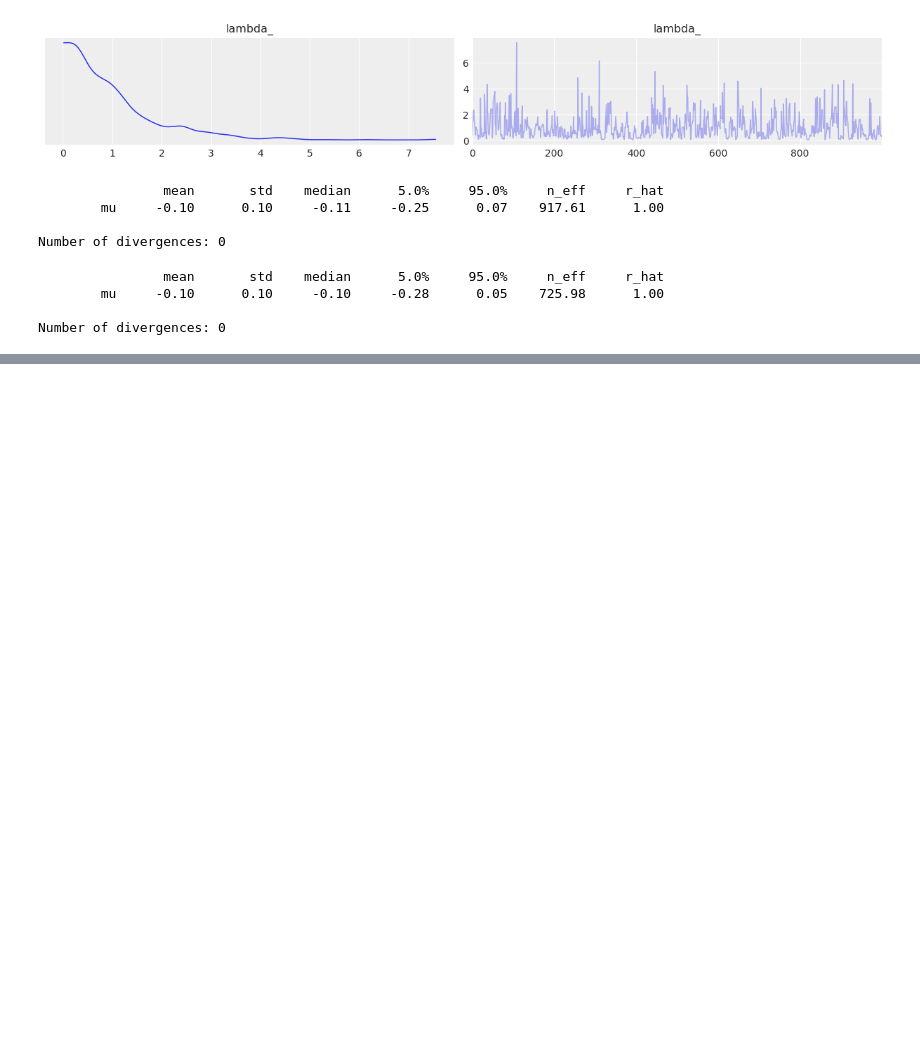
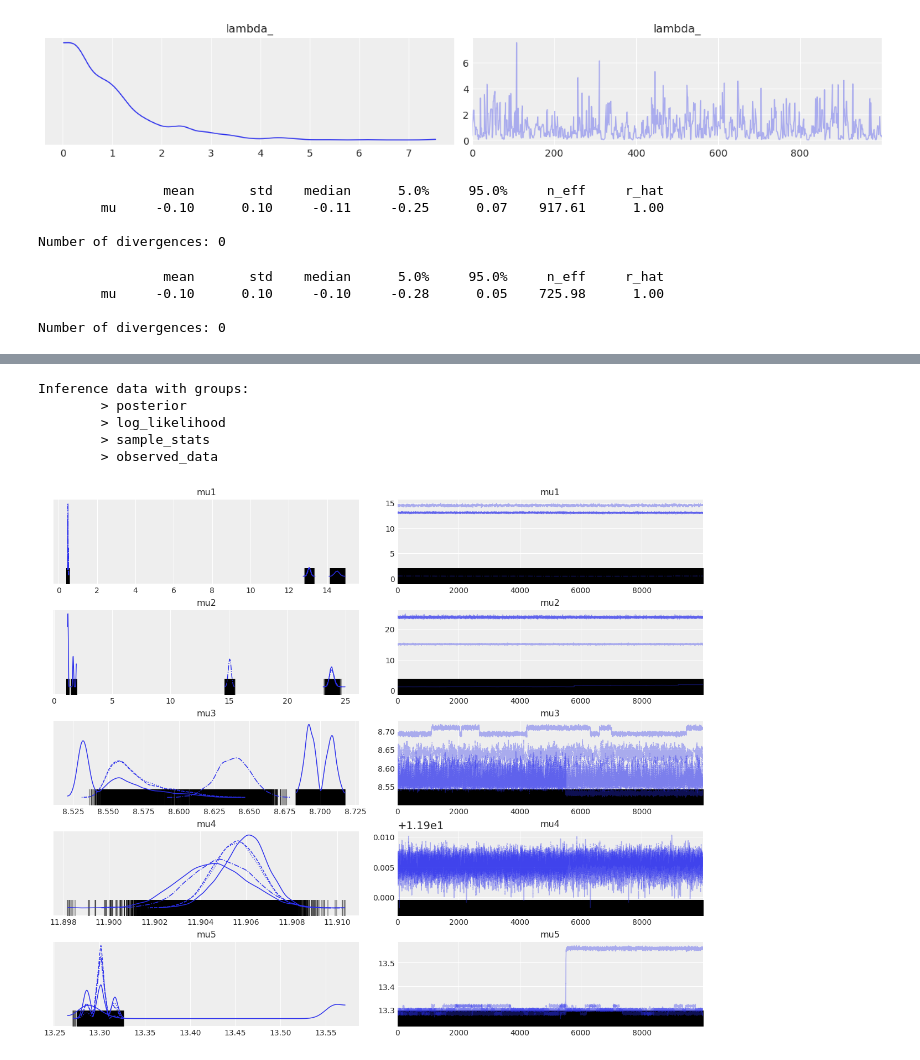
Before and after one commit to yoshihiroo/course2023-stats2, a Jupyter notebook: my_code.ipynb, the cells around one changed output, grey strips where cells are left out. Drawn from its saved outputs; the diff is of its cells as text; code cells hidden in the pictures; blank space fills up the shorter version.

```diff
--- a/my_code.ipynb
+++ b/my_code.ipynb
@@ -315,0 +509,15 @@ Number of divergences: 0
+# %%
+idata = az.from_numpyro(mcmc)
+# %%
+idata
+# %% [output]
+Inference data with groups:
+        > posterior
+        > log_likelihood
+        > sample_stats
+        > observed_data
+# %%
+var_names = ["mu1", "mu2", "mu3", "mu4", "mu5"]
+az.plot_trace(idata, var_names=var_names);
+# %% [output]
+[figure, added]
```
Also changed, not shown: parts of 40 cells of this notebook, 4 other files.
